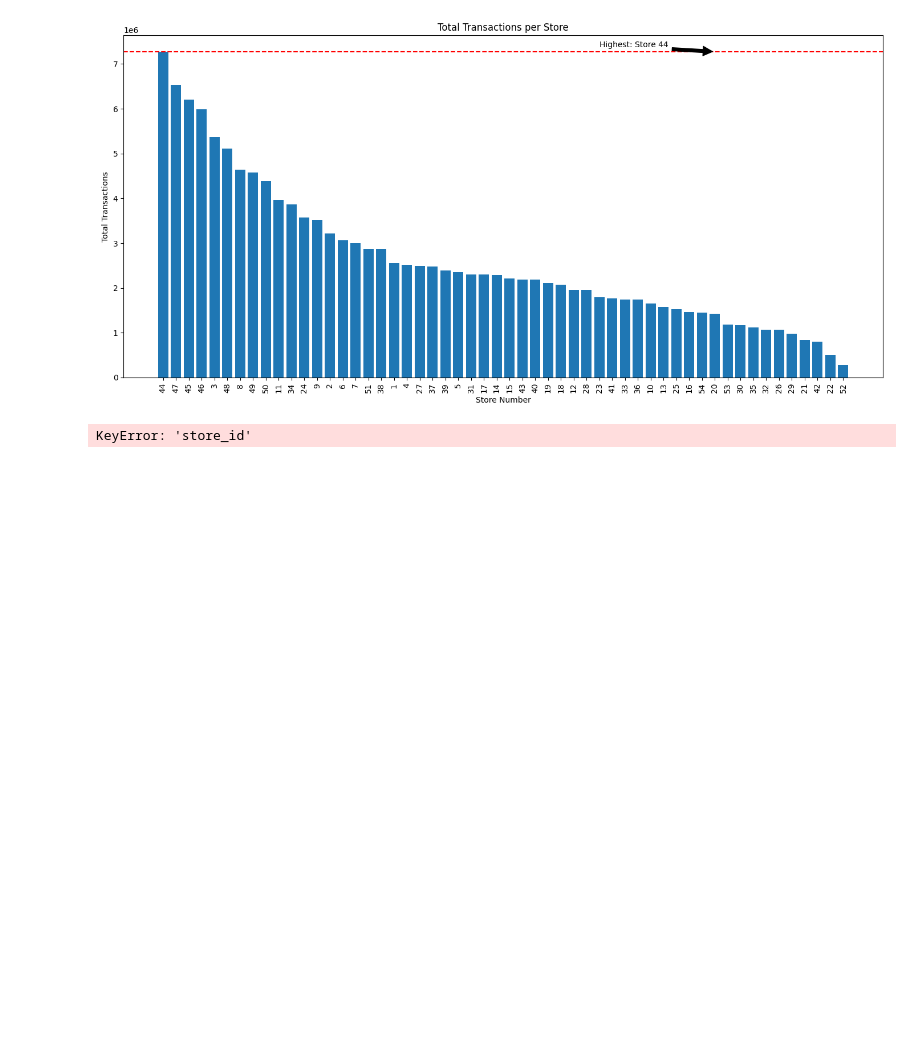
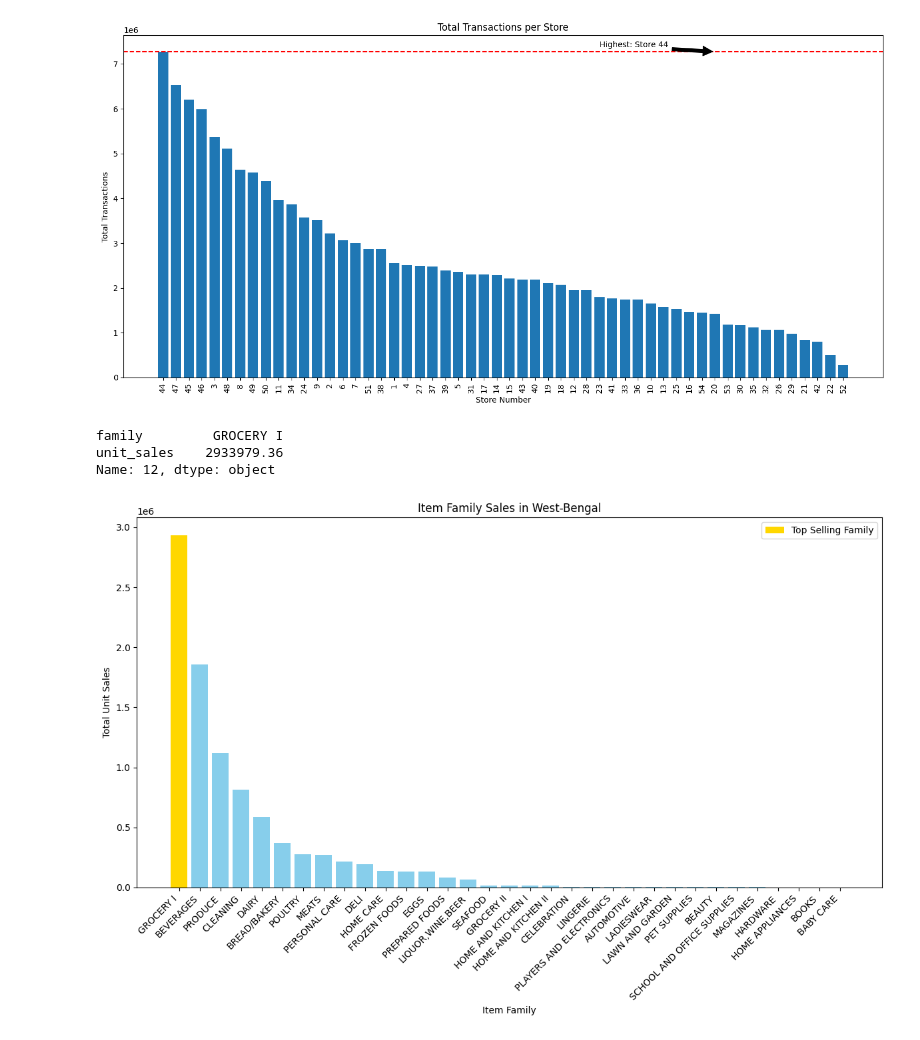
Before and after one commit to florboydens/Data-Analytics-Case-2, a Jupyter notebook: supermarket.ipynb, the cells around one changed output. Cells and saved outputs as stored; diff of their text form; code cells hidden in the pictures; blank space fills up the shorter version.

```diff
--- a/supermarket.ipynb
+++ b/supermarket.ipynb
@@ -56,29 +72,3 @@ plt.annotate(f'Highest: Store {highest_sales_store["store_nbr"]}',
 plt.show()
 # %% [output]
 [figure]
-# %%
-# Filter stores in West Bengal
-wb_stores = stores[stores['state'] == 'West Bengal']
-
-# Merge transactions with West Bengal stores to focus on transactions in West Bengal
-wb_transactions = pd.merge(transactions, wb_stores, on='store_id')
-
-# Merge sales data (assuming sales links items and transactions) with items to categorize by item family
-#wb_sales_items = pd.merge(sales, items, on='item_id')
-#wb_sales_items = pd.merge(sales, items, on='item_id', how='left')
-wb_sales_items = pd.merge(data, items, left_on='item_nbr', right_on='item_nbr', how='left')
-
-
-
-# Further merge to focus on West Bengal sales
-wb_sales = pd.merge(wb_sales_items, wb_transactions, on='transaction_id')
-
-# Aggregate sales by item family to find the most sold item family in West Bengal
-wb_sales_grouped = wb_sales.groupby('item_family')['sales_amount'].sum().reset_index()
-
-# Identify the item family with the highest sales
-most_sold_item_family = wb_sales_grouped.sort_values('sales_amount', ascending=False).head(1)
-
-print(most_sold_item_family)
-# %% [output]
-KeyError: 'store_id'
@@ -94,0 +75,40 @@ print(most_sold_family)
+# %%
+# Merge data with items to link each sale to its item family
+data_items_merged = pd.merge(data, items, on='item_nbr', how='left')
+
+# Merge the result with stores to associate each sale with its store's location
+data_items_stores_merged = pd.merge(data_items_merged, stores, on='store_nbr', how='left')
+
+# Filter for sales in West-Bengal
+west_bengal_sales = data_items_stores_merged[data_items_stores_merged['state'] == 'West Bengal']
+
+# Aggregate sales by item family
+sales_by_family = west_bengal_sales.groupby('family')['unit_sales'].sum().reset_index()
+
+# Sort the aggregated sales to find the top-selling item family
+top_selling_families = sales_by_family.sort_values(by='unit_sales', ascending=False)
+
+# The top-selling family can be found at the top of this sorted DataFrame
+top_selling_family = top_selling_families.iloc[0]
+
+top_selling_family
+# %% [output]
+family         GROCERY I
+unit_sales    2933979.36
+Name: 12, dtype: object
+# %%
+plt.figure(figsize=(12, 8))  # Sets the figure size
+plt.bar(top_selling_families['family'], top_selling_families['unit_sales'], color='skyblue')  # Creates a bar plot
+plt.title('Item Family Sales in West-Bengal')  # Title of the plot
+plt.xlabel('Item Family')  # Label for the X-axis
+plt.ylabel('Total Unit Sales')  # Label for the Y-axis
+plt.xticks(rotation=45, ha='right')  # Rotates the X-axis labels for better readability
+plt.tight_layout()  # Adjusts subplot params for the plot to fit into the figure area
+
+# Highlighting the top-selling item family
+plt.bar(top_selling_families.iloc[0]['family'], top_selling_families.iloc[0]['unit_sales'], color='gold', label='Top Selling Family')
+plt.legend()  # Adds a legend to distinguish the top-selling family
+
+plt.show()  # Displays the plot
+# %% [output]
+[figure, added]
```
Also changed, not shown: parts of 10 cells of this notebook, 4 other files.
